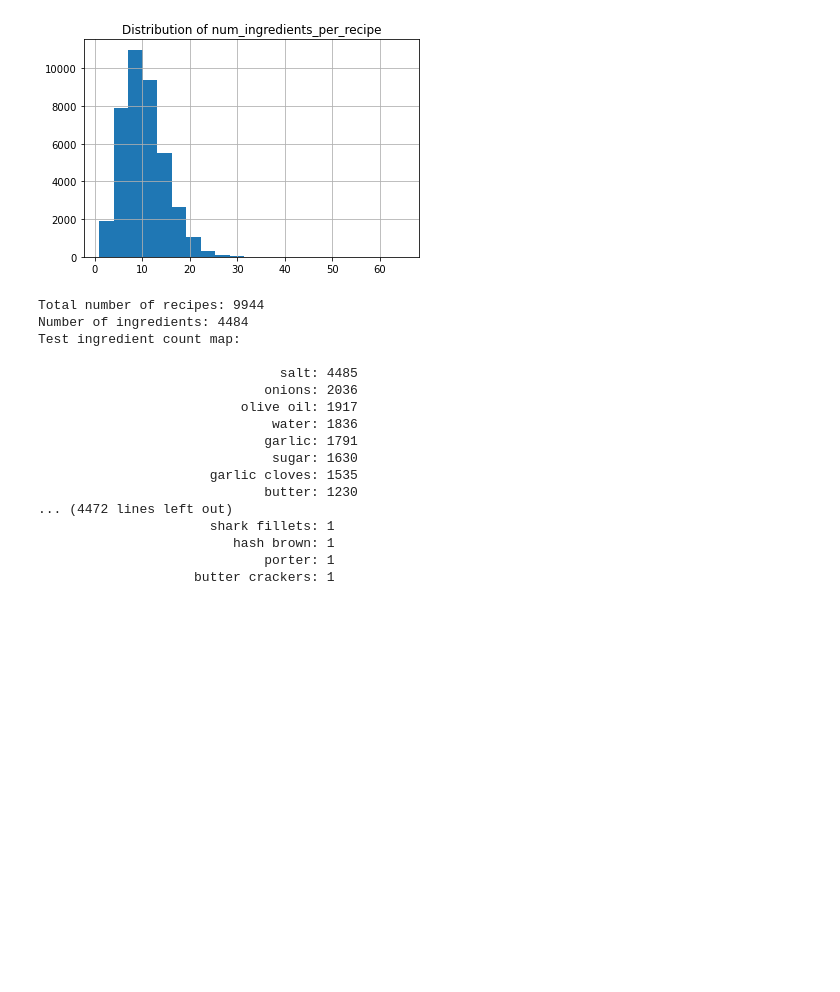
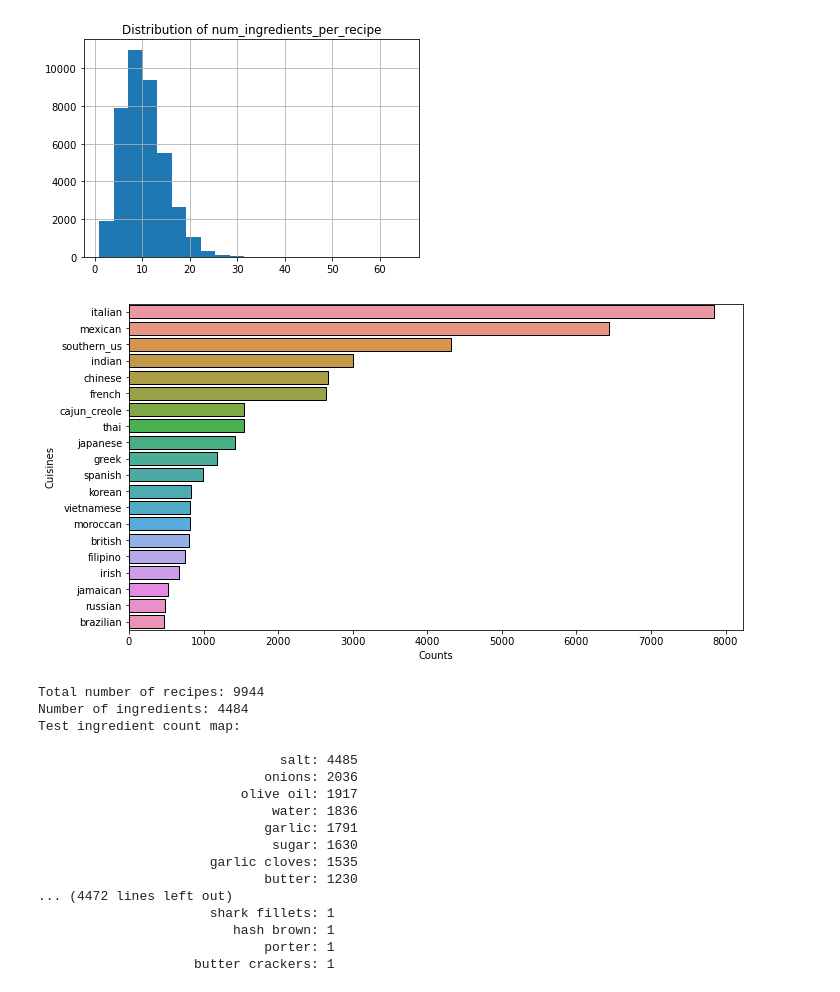
Before and after one commit to xxl4tomxu98/autoencoder-feature-extraction, a Jupyter notebook: whats-cooking/tf_pca_ae_ohe.ipynb, the cells around one changed output. Saved outputs shown, nothing was run; the diff lists cells and outputs as text; code cells hidden in the pictures; blank space fills up the shorter version.

```diff
--- a/whats-cooking/tf_pca_ae_ohe.ipynb
+++ b/whats-cooking/tf_pca_ae_ohe.ipynb
@@ -119,6 +119,14 @@ max    18049.000000
 Average number of ingredients per recipe: 10.76771257605471
 Std. dev. number of ingredients per recipe: 4.428921893064523
 [figure]
+# %%
+plt.figure(figsize=(11, 6))
+sns.barplot(x=list(cuisine_count_map.values()), y=list(cuisine_count_map.keys()), edgecolor=(0,0,0), linewidth=1)
+plt.ylabel('Cuisines')
+plt.xlabel('Counts')
+plt.show()
+# %% [output]
+[figure, added]
 # %%
 # Test data
 test_ingredients = set()
```
Also changed, not shown: parts of 9 cells of this notebook, 3 other files.
